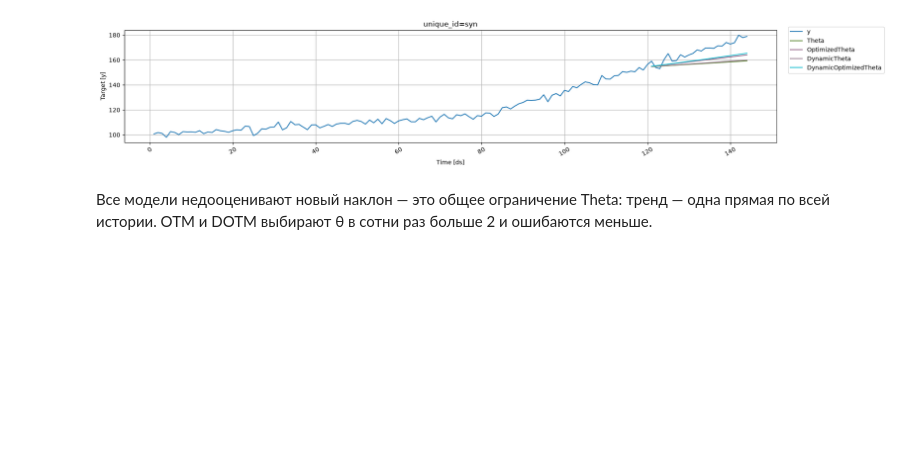
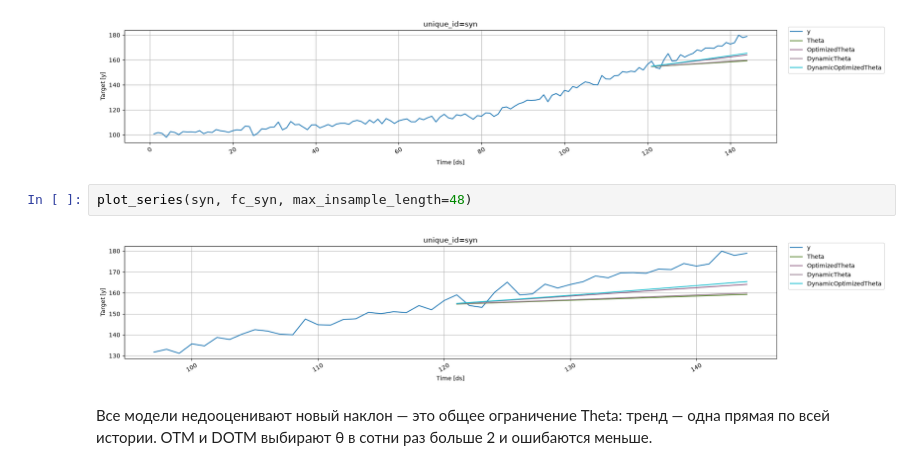
Before and after one commit to alex-hse-repository/time-series-cu-2026, a Jupyter notebook: week_6/part_1/03. Theta.ipynb, the cells around one changed output. Cells and saved outputs as stored; diff of their text form; blank space fills up the shorter version.

```diff
--- a/week_6/part_1/03. Theta.ipynb
+++ b/week_6/part_1/03. Theta.ipynb
@@ -284,6 +284,10 @@ pd.DataFrame(
 plot_series(syn, fc_syn)
 # %% [output]
 [figure]
+# %%
+plot_series(syn, fc_syn, max_insample_length=48)
+# %% [output]
+[figure, added]
 # %% [markdown]
 Все модели недооценивают новый наклон — это общее ограничение Theta: тренд — одна прямая
 по всей истории. OTM и DOTM выбирают θ в сотни раз больше 2 и ошибаются меньше.
```
Also changed, not shown: parts of 2 cells of this notebook, 3 other files.
